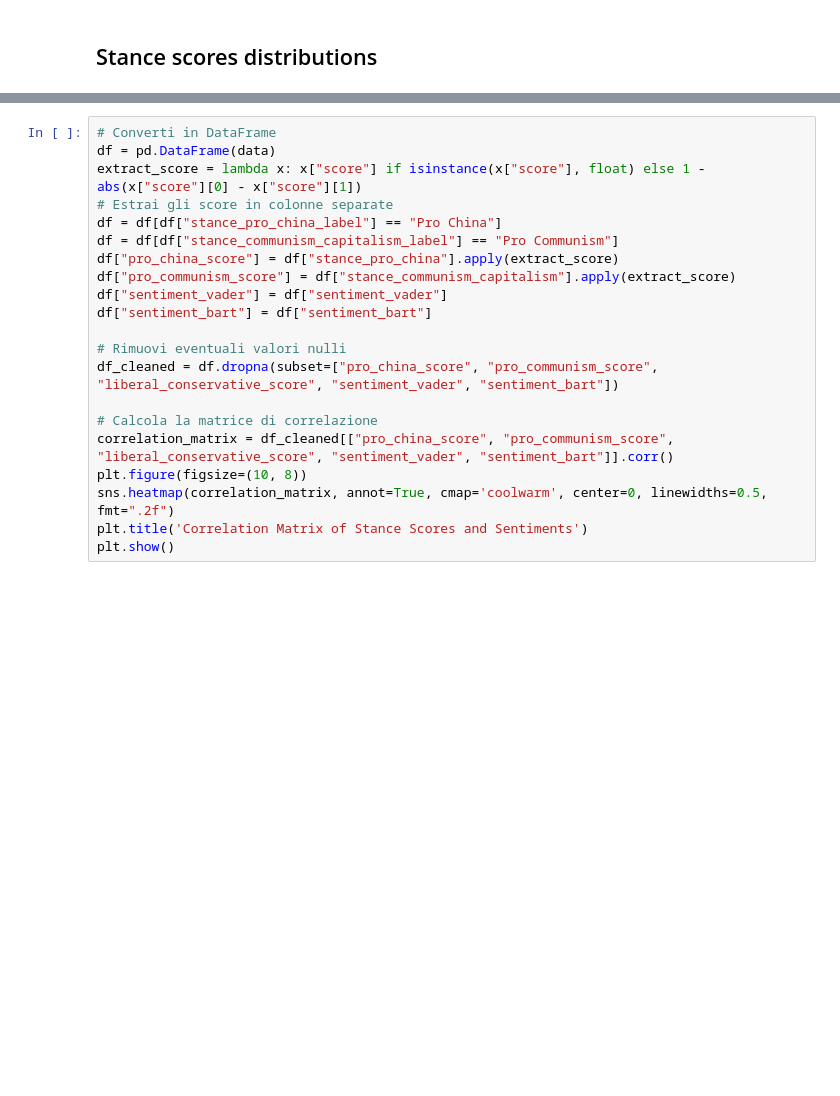
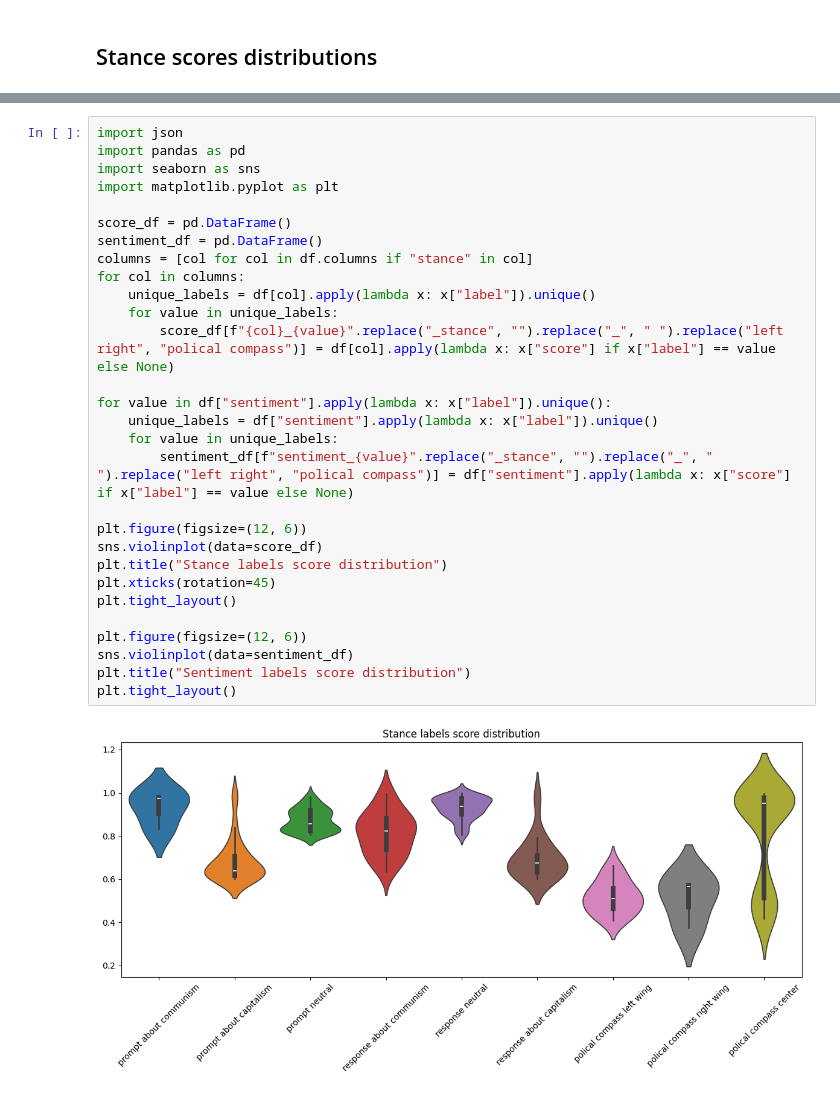
Before and after one commit to Gluca96/inforet, a Jupyter notebook: demo/data_visualization.ipynb, the cells around one changed output, grey strips where cells are left out. Drawn from its saved outputs; the diff is of its cells as text; blank space fills up the shorter version.

```diff
--- a/demo/data_visualization.ipynb
+++ b/demo/data_visualization.ipynb
@@ -71,21 +90,31 @@ plt.show()
-# %%
-# Converti in DataFrame
-df = pd.DataFrame(data)
-extract_score = lambda x: x["score"] if isinstance(x["score"], float) else 1 - abs(x["score"][0] - x["score"][1])
-# Estrai gli score in colonne separate
-df = df[df["stance_pro_china_label"] == "Pro China"]
-df = df[df["stance_communism_capitalism_label"] == "Pro Communism"]
-df["pro_china_score"] = df["stance_pro_china"].apply(extract_score)
-df["pro_communism_score"] = df["stance_communism_capitalism"].apply(extract_score)
-df["sentiment_vader"] = df["sentiment_vader"]
-df["sentiment_bart"] = df["sentiment_bart"]
-
-# Rimuovi eventuali valori nulli
-df_cleaned = df.dropna(subset=["pro_china_score", "pro_communism_score", "liberal_conservative_score", "sentiment_vader", "sentiment_bart"])
-
-# Calcola la matrice di correlazione
-correlation_matrix = df_cleaned[["pro_china_score", "pro_communism_score", "liberal_conservative_score", "sentiment_vader", "sentiment_bart"]].corr()
-plt.figure(figsize=(10, 8))
-sns.heatmap(correlation_matrix, annot=True, cmap='coolwarm', center=0, linewidths=0.5, fmt=".2f")
-plt.title('Correlation Matrix of Stance Scores and Sentiments')
-plt.show()
+# %%
+import json
+import pandas as pd
+import seaborn as sns
+import matplotlib.pyplot as plt
+
+score_df = pd.DataFrame()
+sentiment_df = pd.DataFrame()
+columns = [col for col in df.columns if "stance" in col]
+for col in columns:
+    unique_labels = df[col].apply(lambda x: x["label"]).unique()
+    for value in unique_labels:
+        score_df[f"{col}_{value}".replace("_stance", "").replace("_", " ").replace("left right", "polical compass")] = df[col].apply(lambda x: x["score"] if x["label"] == value else None)
+
+for value in df["sentiment"].apply(lambda x: x["label"]).unique():
+    unique_labels = df["sentiment"].apply(lambda x: x["label"]).unique()
+    for value in unique_labels:
+        sentiment_df[f"sentiment_{value}".replace("_stance", "").replace("_", " ").replace("left right", "polical compass")] = df["sentiment"].apply(lambda x: x["score"] if x["label"] == value else None)
+
+plt.figure(figsize=(12, 6))
+sns.violinplot(data=score_df)
+plt.title("Stance labels score distribution")
+plt.xticks(rotation=45)
+plt.tight_layout()
+
+plt.figure(figsize=(12, 6))
+sns.violinplot(data=sentiment_df)
+plt.title("Sentiment labels score distribution")
+plt.tight_layout()
+# %% [output]
+[figure, added]
```
Also changed, not shown: parts of 12 cells of this notebook, 5 other files.
